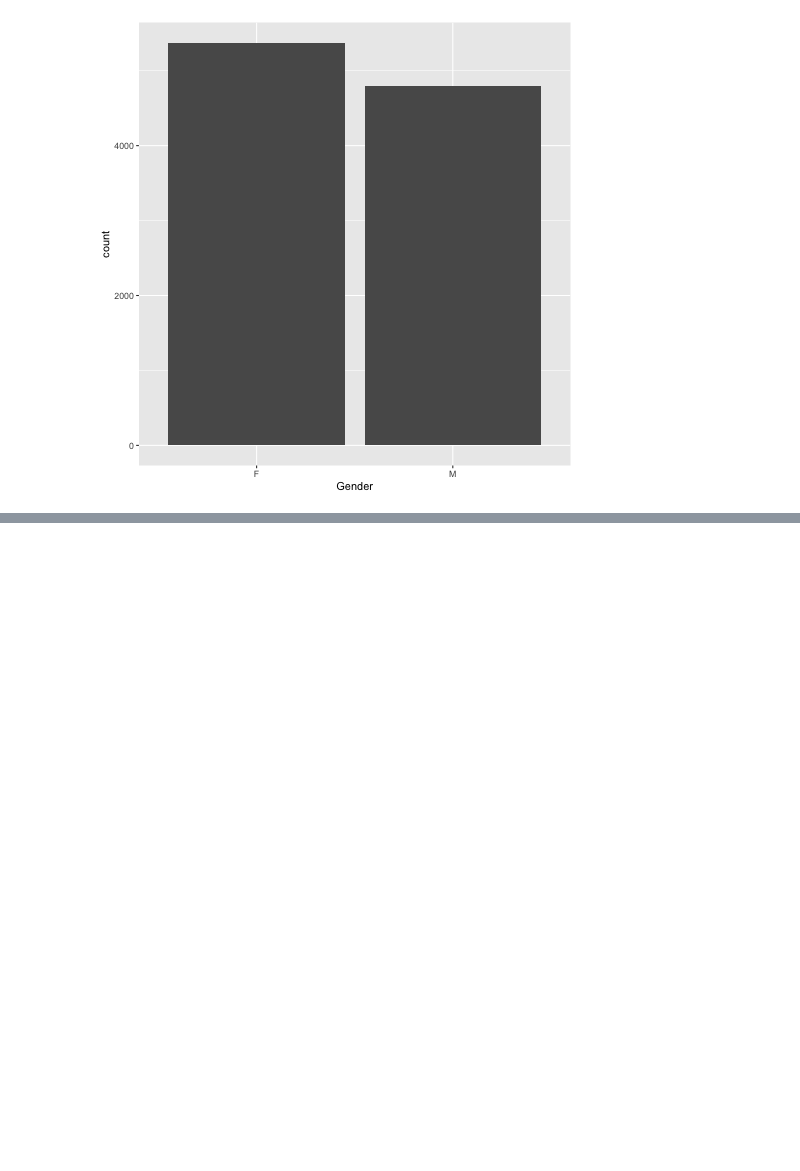
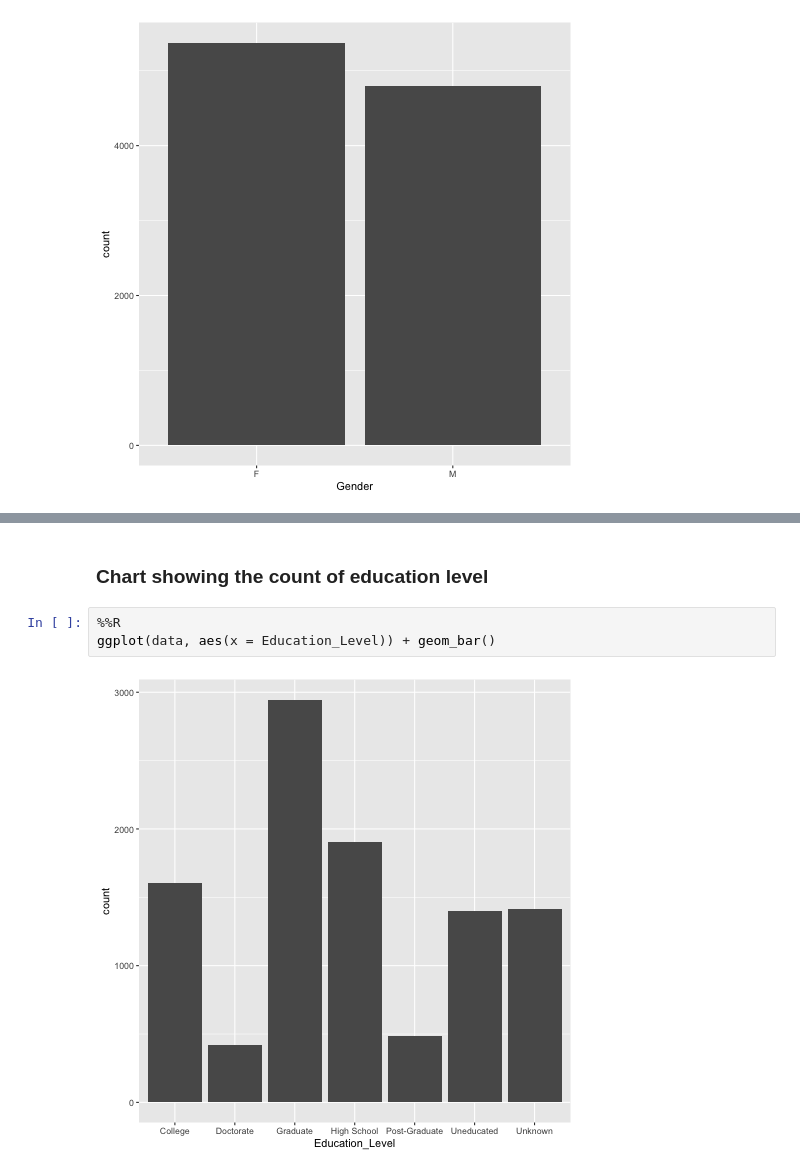
Before and after one commit to redradman/blue-chip-case, a Jupyter notebook: parser.ipynb, the cells around one changed output, grey strips where cells are left out. Saved outputs shown, nothing was run; the diff lists cells and outputs as text; blank space fills up the shorter version.

```diff
--- a/parser.ipynb
+++ b/parser.ipynb
@@ -85,0 +100,7 @@ ggplot(data, aes(x = Gender)) + geom_bar()
+# %% [markdown]
+### Chart showing the count of education level
+# %%
+%%R
+ggplot(data, aes(x = Education_Level)) + geom_bar()
+# %% [output]
+[figure, added]
```
Also changed, not shown: parts of 7 cells of this notebook.
